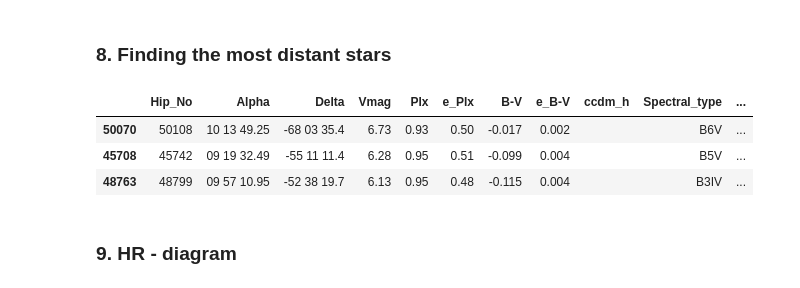
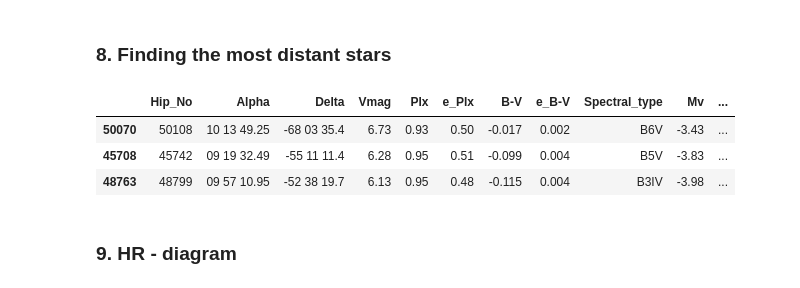
Before and after one commit to lilianasku/Hipparcos-with-Python, a Jupyter notebook: notebooks/Stars-Of-Hipparcos-Catalogue.ipynb, the cells around one changed output. Cells and saved outputs as stored; diff of their text form; code cells hidden in the pictures.

```diff
--- a/notebooks/Stars-Of-Hipparcos-Catalogue.ipynb
+++ b/notebooks/Stars-Of-Hipparcos-Catalogue.ipynb
@@ -49,8 +49,11 @@ for  col in col_list:
    hip_all_stars[col] = pd.to_numeric(hip_all_stars[col],  errors = 'coerce')
 
 #selecting only single stars with no ccdm_h flag
-hip = hip_all_stars.loc[hip_all_stars['ccdm_h']==' ']
+df = hip_all_stars.loc[hip_all_stars['ccdm_h']==' ']
+
+#dropping ccdm_h column
+hip = df.drop(['ccdm_h'], axis = 1)
 
 #displaying data frame
-hip_all_stars.head(5)
+hip.head(5)
 # %% [output]
@@ -101,7 +104,7 @@ negative_plx= sum([plx<0 for plx in hip['Plx'].values])
 print('Number of stars with negative parallaxes:{}'.format(negative_plx) )
 
 #data frame with positive parallaxes
-hip_stars = hip.loc[hip_all_stars['Plx']>0].copy()
+hip_stars = hip.loc[hip['Plx']>0].copy()
 hip_stars.shape
 # %% [output]
 Number of stars without measured parallaxes:61
@@ -110,8 +113,8 @@ Number of stars with negative parallaxes:3390
 # %%
 #creating a new column with the absolute magnitude
-hip_stars['Mv'] = hip_stars['Vmag'] + 5 - 5*np.log10(1000/hip_stars['Plx'])
+%timeit -r2 -n10 hip_stars['Mv'] = hip_stars['Vmag'] + 5 - 5*np.log10(1000/hip_stars['Plx'])
 
-#rounding numbers using data frame
+#rounding numbers
 hip_stars = hip_stars.round({'Mv': 2})
 
 print(hip_stars.shape)
@@ -126,0 +137,7 @@ hip_stars.head(5)
+# %%
+#creating a new column for the distance
+%timeit -r2 -n10 hip_stars['Distance'] = (1/hip_stars['Plx'])*1000
+hip_stars= hip_stars.round({'Distance': 2})
+
+print(hip_stars.shape)
+hip_stars.head(5)
@@ -271,16 +297,16 @@ display(hip_stars_d.head(5))
 ### 8. Finding the most distant stars
 # %%
 #selecting stars with the relative errors in parallax: e_Plx/abs(Plx) < 60%
-hip_stars_d1 = hip_stars_d.loc[hip_stars_d['e_Plx']/hip_stars_d['Plx'].abs()<0.60]
+hip_stars_d = hip_stars.loc[hip_stars['e_Plx']/hip_stars['Plx'].abs()<0.60]
 
 #print(hip_stars_d1.head(10))
-df = hip_stars_d1.sort_values(by=['Distance'], ascending =False)
+df = hip_stars_d.sort_values(by=['Distance'], ascending =False)
 display(df.head(3))
 # %% [output]
-|  | Hip_No | Alpha | Delta | Vmag | Plx | e_Plx | B-V | e_B-V | ccdm_h | Spectral_type | ... |
-| 50070 | 50108 | 10 13 49.25 | -68 03 35.4 | 6.73 | 0.93 | 0.50 | -0.017 | 0.002 |  | B6V | ... |
-| 45708 | 45742 | 09 19 32.49 | -55 11 11.4 | 6.28 | 0.95 | 0.51 | -0.099 | 0.004 |  | B5V | ... |
-| 48763 | 48799 | 09 57 10.95 | -52 38 19.7 | 6.13 | 0.95 | 0.48 | -0.115 | 0.004 |  | B3IV | ... |
+|  | Hip_No | Alpha | Delta | Vmag | Plx | e_Plx | B-V | e_B-V | Spectral_type | Mv | ... |
+| 50070 | 50108 | 10 13 49.25 | -68 03 35.4 | 6.73 | 0.93 | 0.50 | -0.017 | 0.002 | B6V | -3.43 | ... |
+| 45708 | 45742 | 09 19 32.49 | -55 11 11.4 | 6.28 | 0.95 | 0.51 | -0.099 | 0.004 | B5V | -3.83 | ... |
+| 48763 | 48799 | 09 57 10.95 | -52 38 19.7 | 6.13 | 0.95 | 0.48 | -0.115 | 0.004 | B3IV | -3.98 | ... |
 # %% [markdown]
 ### 9. HR - diagram
 # %%
```
Also changed, not shown: parts of 20 cells of this notebook.
